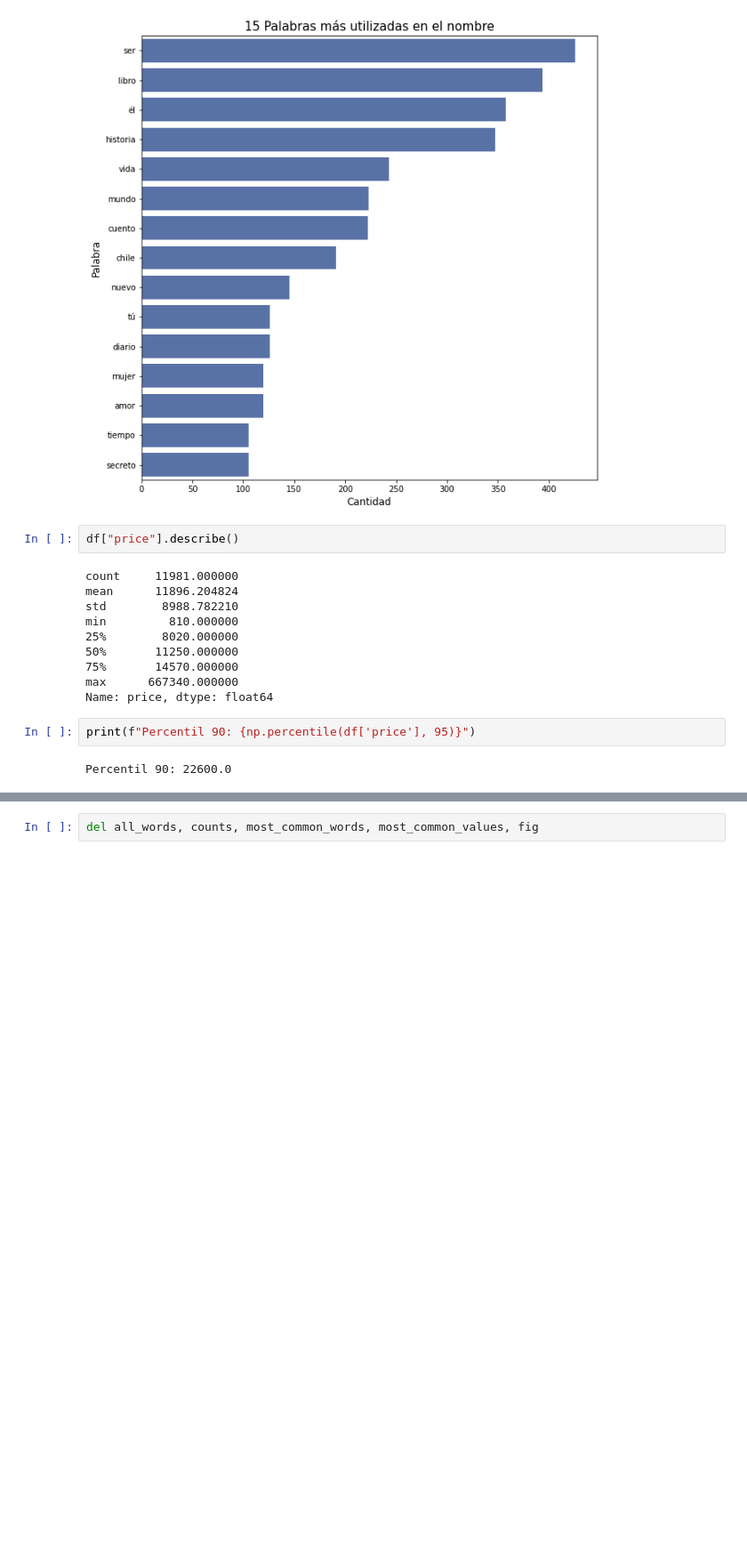
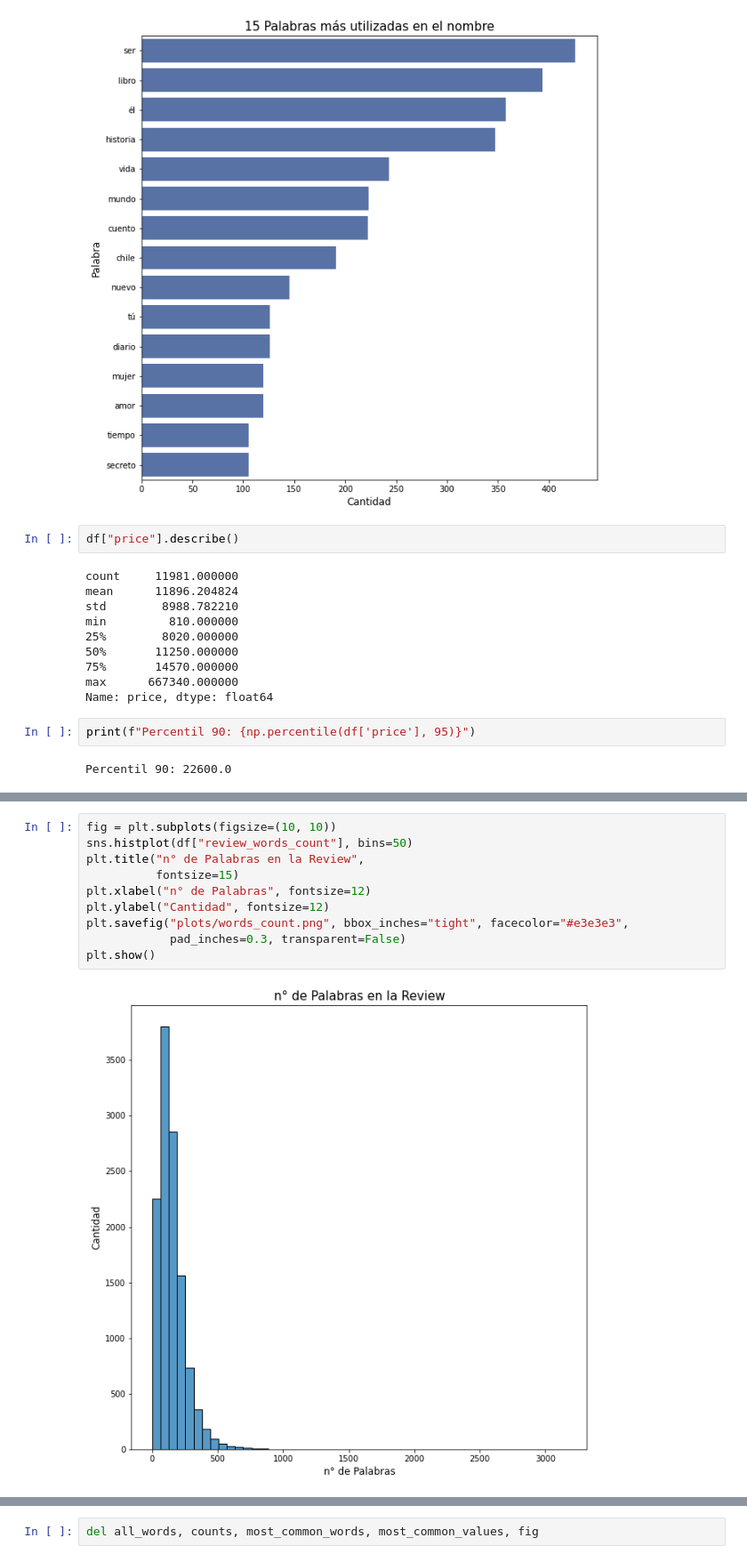
Before and after one commit to CrisLeaf/books_dashboard, a Jupyter notebook: data_analysis.ipynb, the cells around one changed output, grey strips where cells are left out. Shown at 89% size. Saved outputs shown, nothing was run; the diff lists cells and outputs as text; blank space fills up the shorter version.

```diff
--- a/data_analysis.ipynb
+++ b/data_analysis.ipynb
@@ -324,0 +339,12 @@ plt.show()
+# %%
+fig = plt.subplots(figsize=(10, 10))
+sns.histplot(df["review_words_count"], bins=50)
+plt.title("n° de Palabras en la Review",
+		  fontsize=15)
+plt.xlabel("n° de Palabras", fontsize=12)
+plt.ylabel("Cantidad", fontsize=12)
+plt.savefig("plots/words_count.png", bbox_inches="tight", facecolor="#e3e3e3",
+			pad_inches=0.3, transparent=False)
+plt.show()
+# %% [output]
+[figure, added]
```
Also changed, not shown: parts of 14 cells of this notebook, 13 other files.
